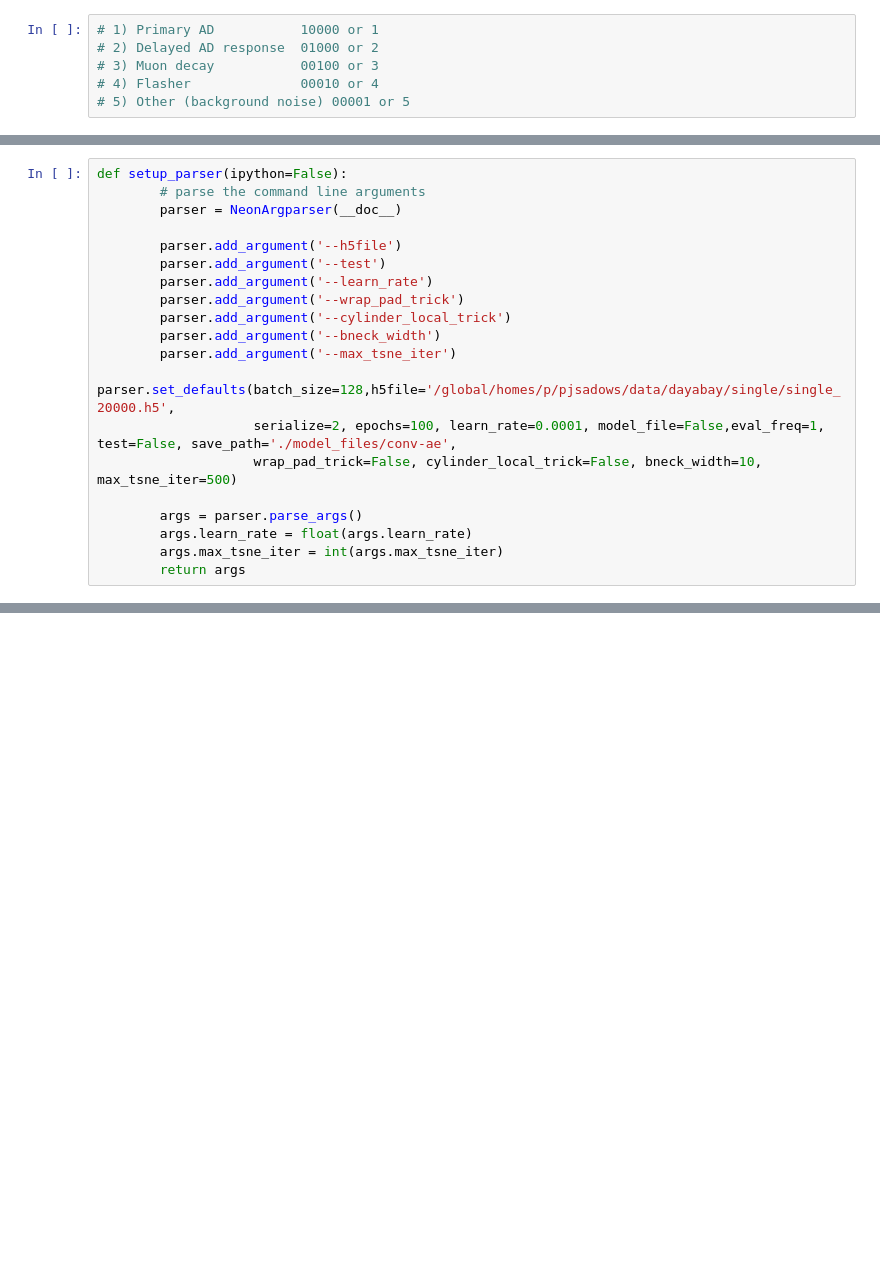
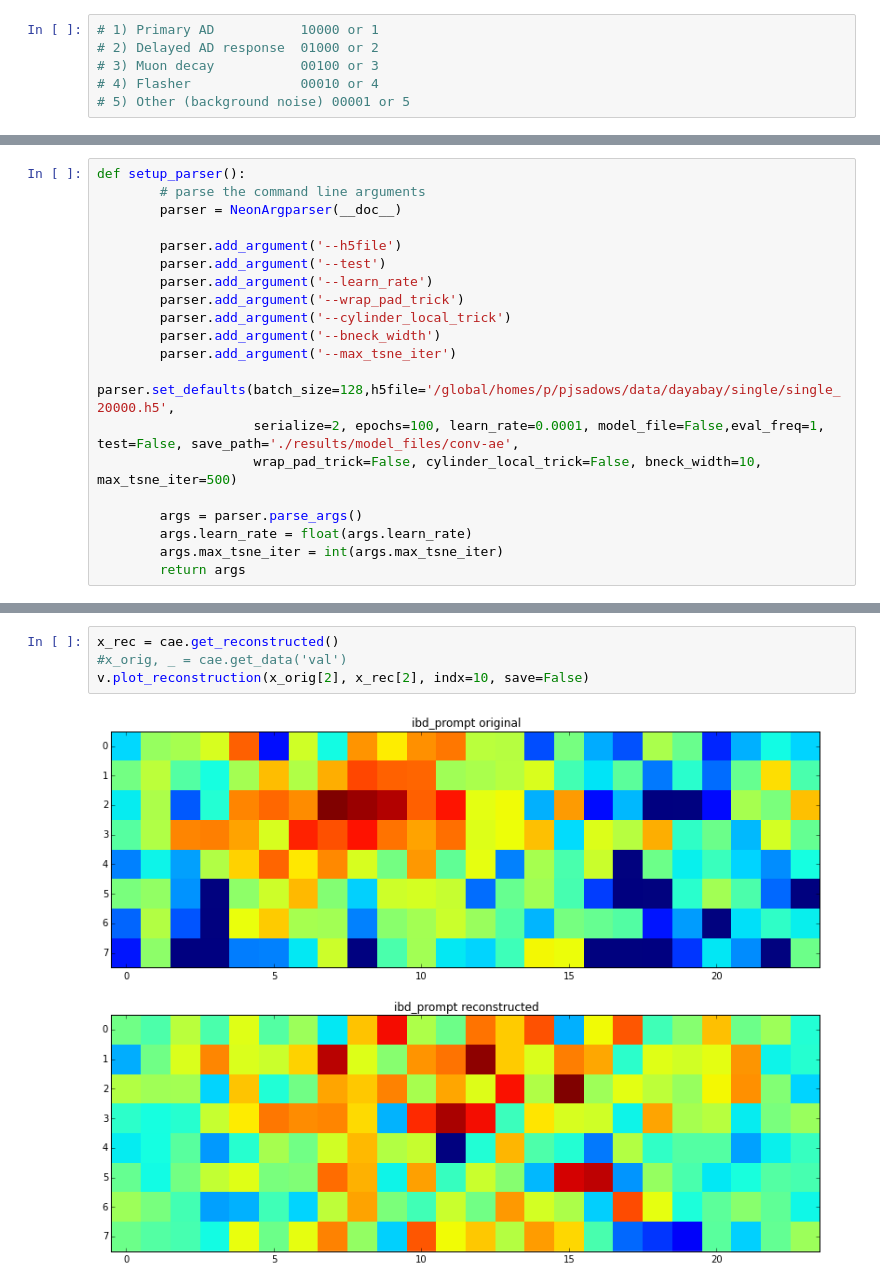
Before and after one commit to NERSC/dayabay-learn, a Jupyter notebook: conv_ae_dayabay.ipynb, the cells around one changed output, grey strips where cells are left out. Cells and saved outputs as stored; diff of their text form; blank space fills up the shorter version.

```diff
--- a/conv_ae_dayabay.ipynb
+++ b/conv_ae_dayabay.ipynb
@@ -201,5 +22,5 @@ class ConvAe(object):
 # %%
-def setup_parser(ipython=False):
+def setup_parser():
         # parse the command line arguments
         parser = NeonArgparser(__doc__)
 
@@ -211,7 +32,7 @@ def setup_parser(ipython=False):
         parser.add_argument('--bneck_width')
         parser.add_argument('--max_tsne_iter')
         parser.set_defaults(batch_size=128,h5file='/global/homes/p/pjsadows/data/dayabay/single/single_20000.h5',
-                    serialize=2, epochs=100, learn_rate=0.0001, model_file=False,eval_freq=1, test=False, save_path='./model_files/conv-ae',
+                    serialize=2, epochs=100, learn_rate=0.0001, model_file=False,eval_freq=1, test=False, save_path='./results/model_files/conv-ae',
                     wrap_pad_trick=False, cylinder_local_trick=False, bneck_width=10, max_tsne_iter=500)
 
         args = parser.parse_args()
@@ -266,0 +76,6 @@ plt.legend(loc='lower left', ncol= 5, fontsize=12)
+# %%
+x_rec = cae.get_reconstructed()
+#x_orig, _ = cae.get_data('val')
+v.plot_reconstruction(x_orig[2], x_rec[2], indx=10, save=False)
+# %% [output]
+[figure, added]
```
Also changed, not shown: parts of 20 cells of this notebook, 29 other files.
